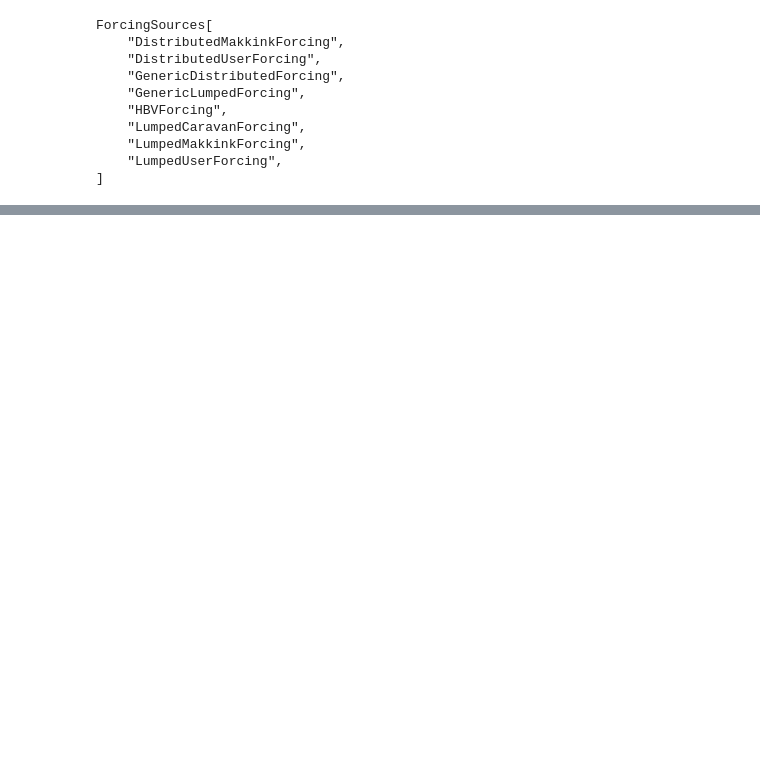
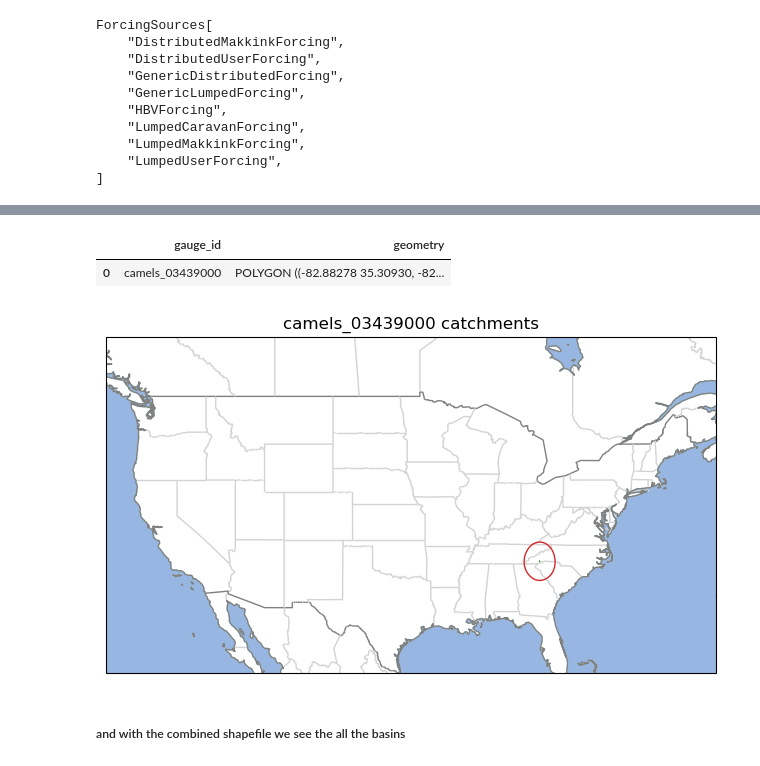
Before and after one commit to Daafip/Msc-Thesis-Notebooks, a Jupyter notebook: 21. CAMELS OpenDAP.ipynb, the cells around one changed output, grey strips where cells are left out. Cells and saved outputs as stored; diff of their text form; code cells hidden in the pictures; blank space fills up the shorter version.

```diff
--- a/21. CAMELS OpenDAP.ipynb
+++ b/21. CAMELS OpenDAP.ipynb
@@ -122,0 +188,39 @@ ax.legend();
+# %%
+gdf_basin = gpd.read_file(caravan_forcing.shape)
+gdf_basin_buffer = gdf_basin.buffer(1.5)
+# %%
+gdf_basin
+# %% [output]
+|  | gauge_id | geometry |
+| 0 | camels_03439000 | POLYGON ((-82.88278 35.30930, -82... |
+# %%
+# fig, ax = plt.subplots()
+ax = plt.axes(projection=ccrs.PlateCarree())
+country_borders = cfeature.NaturalEarthFeature(
+    category='cultural',
+    name='admin_0_boundary_lines_land',
+    scale='10m',
+    facecolor='none')
+ax.add_feature(country_borders, edgecolor='gray')
+
+state_borders = cfeature.NaturalEarthFeature(
+    category='cultural',
+    name='admin_1_states_provinces_lines',
+    scale='10m',
+    facecolor='none')
+ax.add_feature(state_borders, edgecolor='lightgray')
+ax.add_feature(cfeature.COASTLINE, edgecolor='gray')
+ax.add_feature(cfeature.OCEAN, edgecolor='lightblue')
+
+
+gdf_basin.plot(ax=ax,facecolor="green")
+gdf_basin_buffer.plot(ax=ax,facecolor="None", edgecolor="C3",zorder=10)
+
+ax.set_title(f"{gdf_basin.loc[0,'gauge_id']} catchments")
+ax.set_extent([-127.275,  -64.853, 25.864, 50.101], crs=ccrs.Geodetic())
+
+plt.tight_layout()
+# %% [output]
+[figure, added]
+# %% [markdown]
+##### and with the combined shapefile we see the all the basins
```
Also changed, not shown: parts of 33 cells of this notebook, 4 other files.
